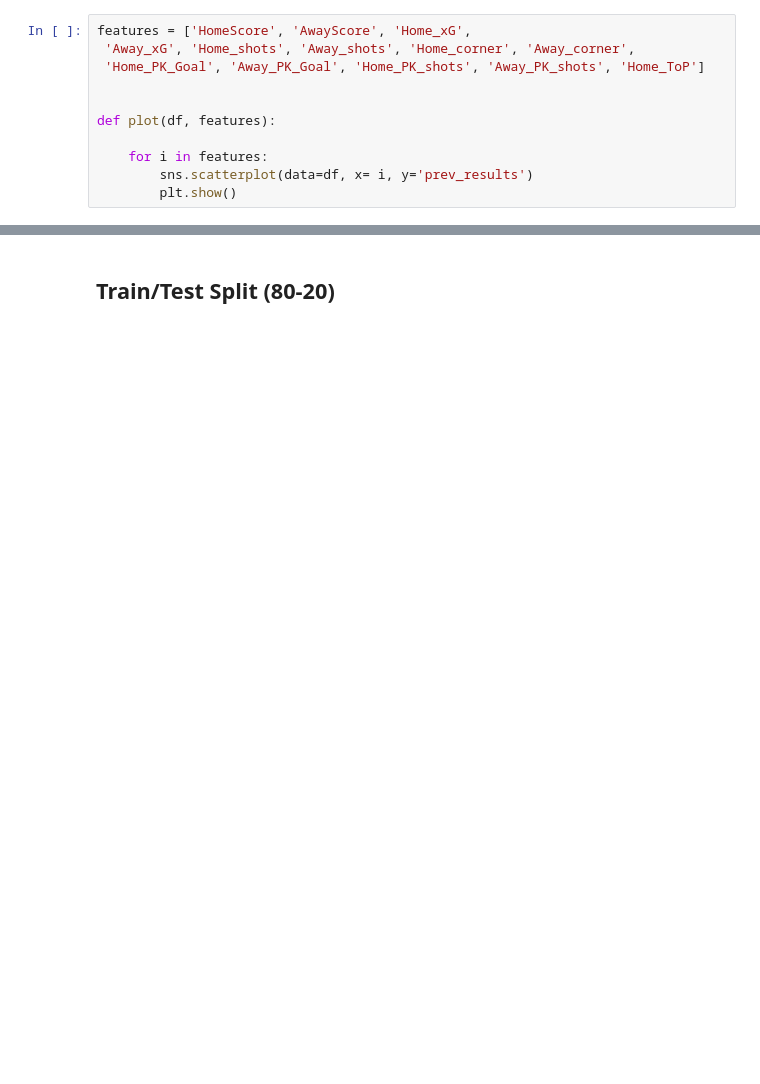
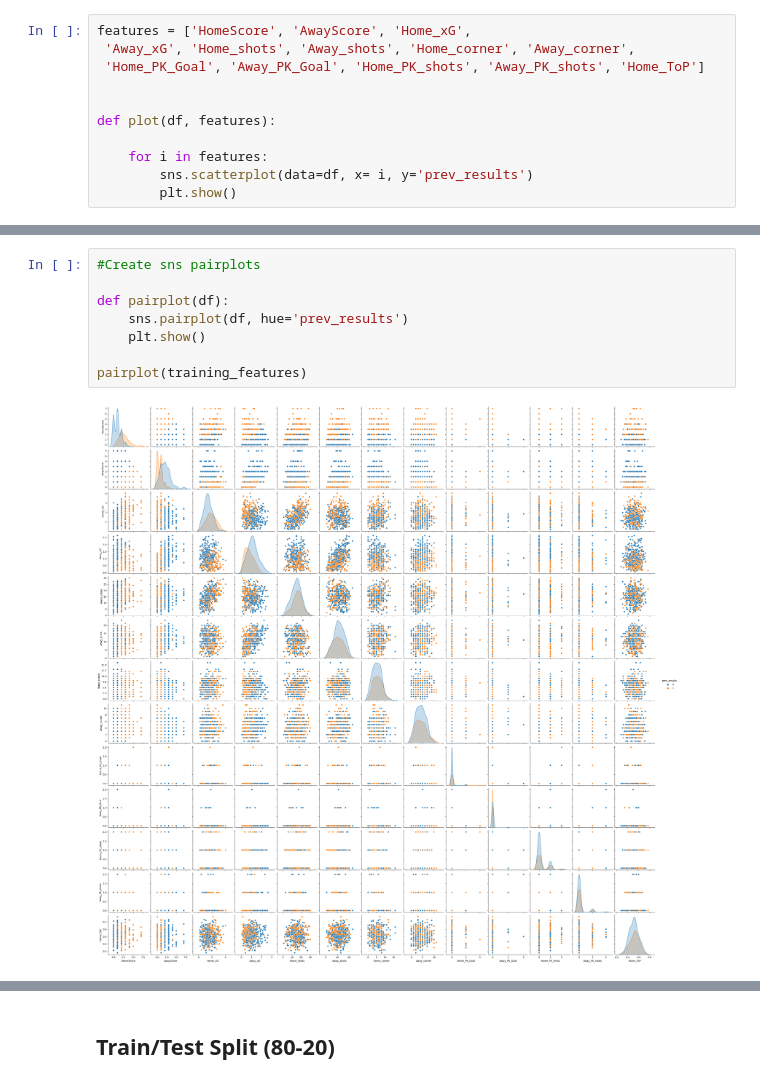
Before and after one commit to Aaryan-Patel2/SoccerPlayoffPredictions, a Jupyter notebook: main.ipynb, the cells around one changed output, grey strips where cells are left out. Drawn from its saved outputs; the diff is of its cells as text; blank space fills up the shorter version.

```diff
--- a/main.ipynb
+++ b/main.ipynb
@@ -105 +95,11 @@ plot(df, features)
+# %%
+#Create sns pairplots
+
+def pairplot(df):
+    sns.pairplot(df, hue='prev_results')
+    plt.show()
+
+pairplot(training_features)
+# %% [output]
+[figure, added]
 # %% [markdown]
```
Also changed, not shown: parts of 19 cells of this notebook, 1 other file.
